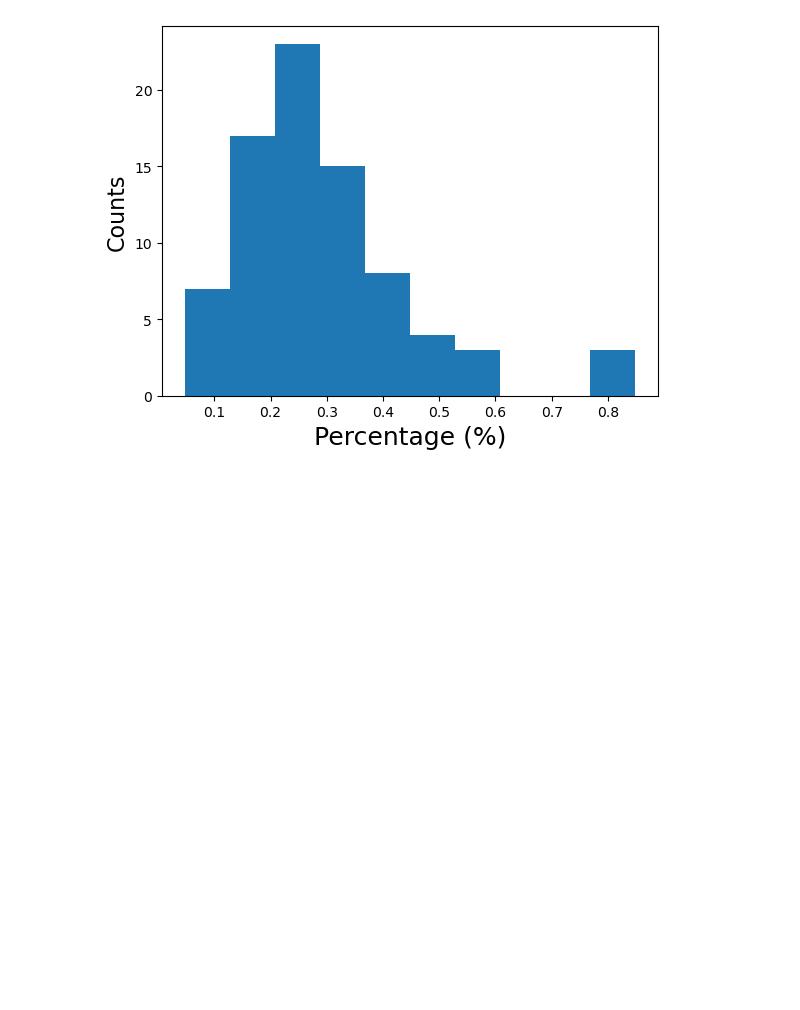
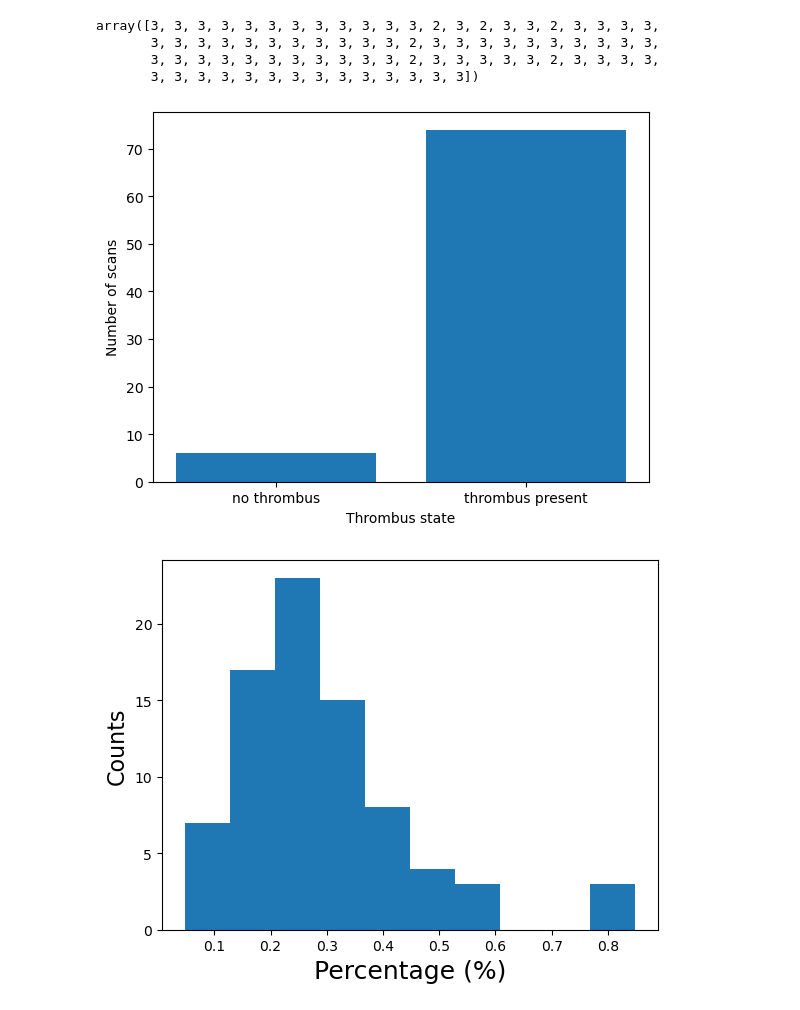
Before and after one commit to Barisimre/AAAsegmentor, a Jupyter notebook: notebooks/data_investigarion.ipynb, the cells around one changed output. Saved outputs shown, nothing was run; the diff lists cells and outputs as text; code cells hidden in the pictures; blank space fills up the shorter version.

```diff
--- a/notebooks/data_investigarion.ipynb
+++ b/notebooks/data_investigarion.ipynb
@@ -10,20 +13,41 @@ from tqdm import tqdm
 # %%
 
-# filenames = os.listdir(DATA_PATH + "/test_images") + os.listdir(DATA_PATH + "/images")
-# filenames = [f for f in filenames if 'mhd' in f]
-# test_dataset = monai.data.CacheDataset(filenames, transform=all_transforms, num_workers=16)
-# test_loader = monai.data.DataLoader(test_dataset, batch_size=1, shuffle=True)
+filenames = os.listdir(DATA_PATH + "/test_images") + os.listdir(DATA_PATH + "/images")
+filenames = [f for f in filenames if 'mhd' in f]
+test_dataset = monai.data.CacheDataset(filenames, transform=all_transforms, num_workers=16)
+test_loader = monai.data.DataLoader(test_dataset, batch_size=1, shuffle=True)
 # %%
-counts = []
+cs = []
 
 for a in tqdm(test_loader):
-    zero = torch.sum(a['mask'] == 0)
-    one = torch.sum(a['mask'] == 1)
-    two = torch.sum(a['mask'] == 2)
 
-    counts.append([zero, one, two])
+    cs.append(len(a['mask'].unique()))
 # %%
-cs = np.array(counts)
+cs = np.array(cs)
+# %%
+cs
+# %% [output]
+array([3, 3, 3, 3, 3, 3, 3, 3, 3, 3, 3, 3, 2, 3, 2, 3, 3, 2, 3, 3, 3, 3,
+       3, 3, 3, 3, 3, 3, 3, 3, 3, 3, 3, 2, 3, 3, 3, 3, 3, 3, 3, 3, 3, 3,
+       3, 3, 3, 3, 3, 3, 3, 3, 3, 3, 3, 2, 3, 3, 3, 3, 3, 2, 3, 3, 3, 3,
+       3, 3, 3, 3, 3, 3, 3, 3, 3, 3, 3, 3, 3, 3])
+# %%
+counts = np.array([np.count_nonzero(cs == 2), np.count_nonzero(cs == 3)])
+
+# Create a figure and axis object
+fig, ax = plt.subplots()
+
+# Plot the counts as a bar chart
+ax.bar(['no thrombus', 'thrombus present'], counts)
+
+# Add labels
+ax.set_xlabel('Thrombus state')
+ax.set_ylabel('Number of scans')
+
+# Show the plot
+plt.show()
+# %% [output]
+[figure, added]
 # %%
 fore_ground_versus_background = np.array([(c[1] + c[2])/c[0] for c in cs])
 # %%
```
Also changed, not shown: parts of 1 cell of this notebook, 20 other files.
